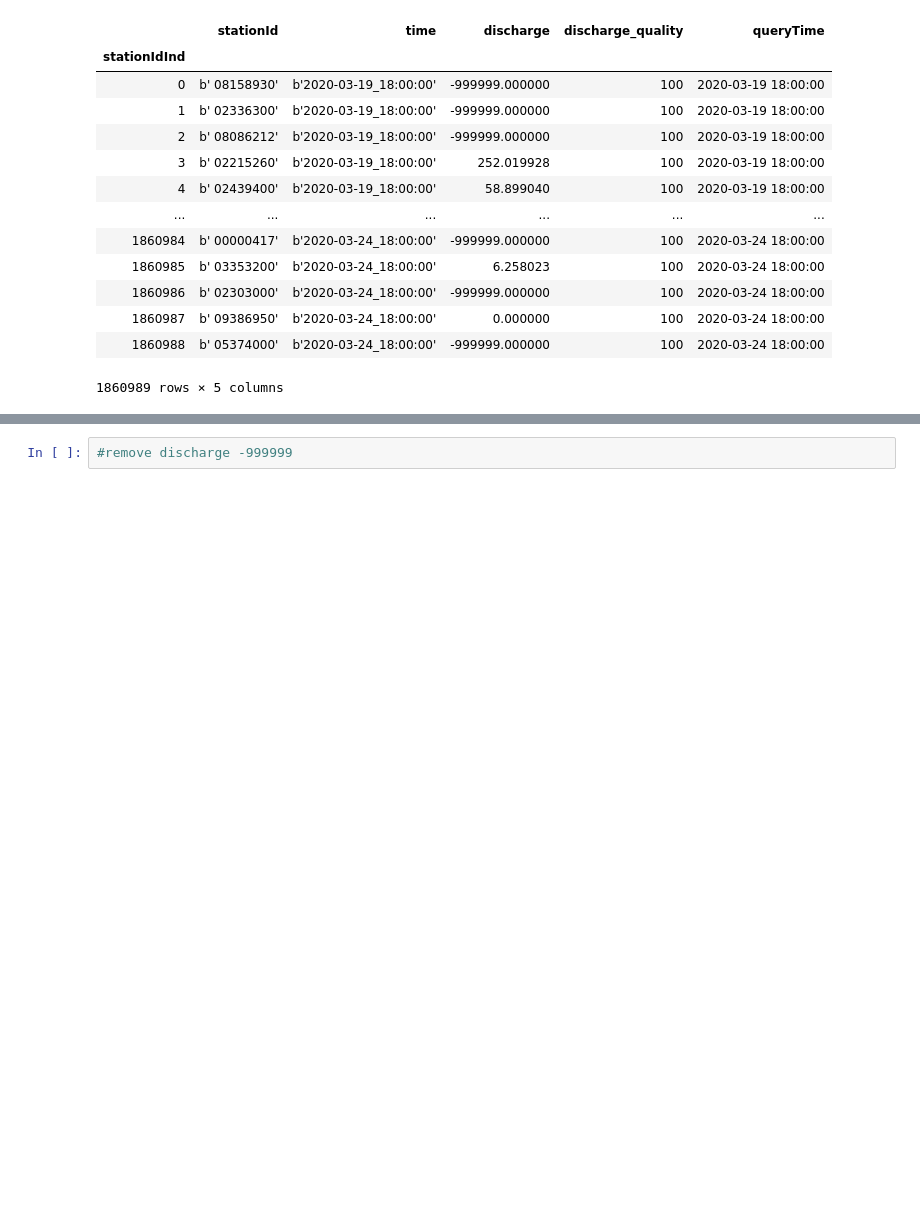
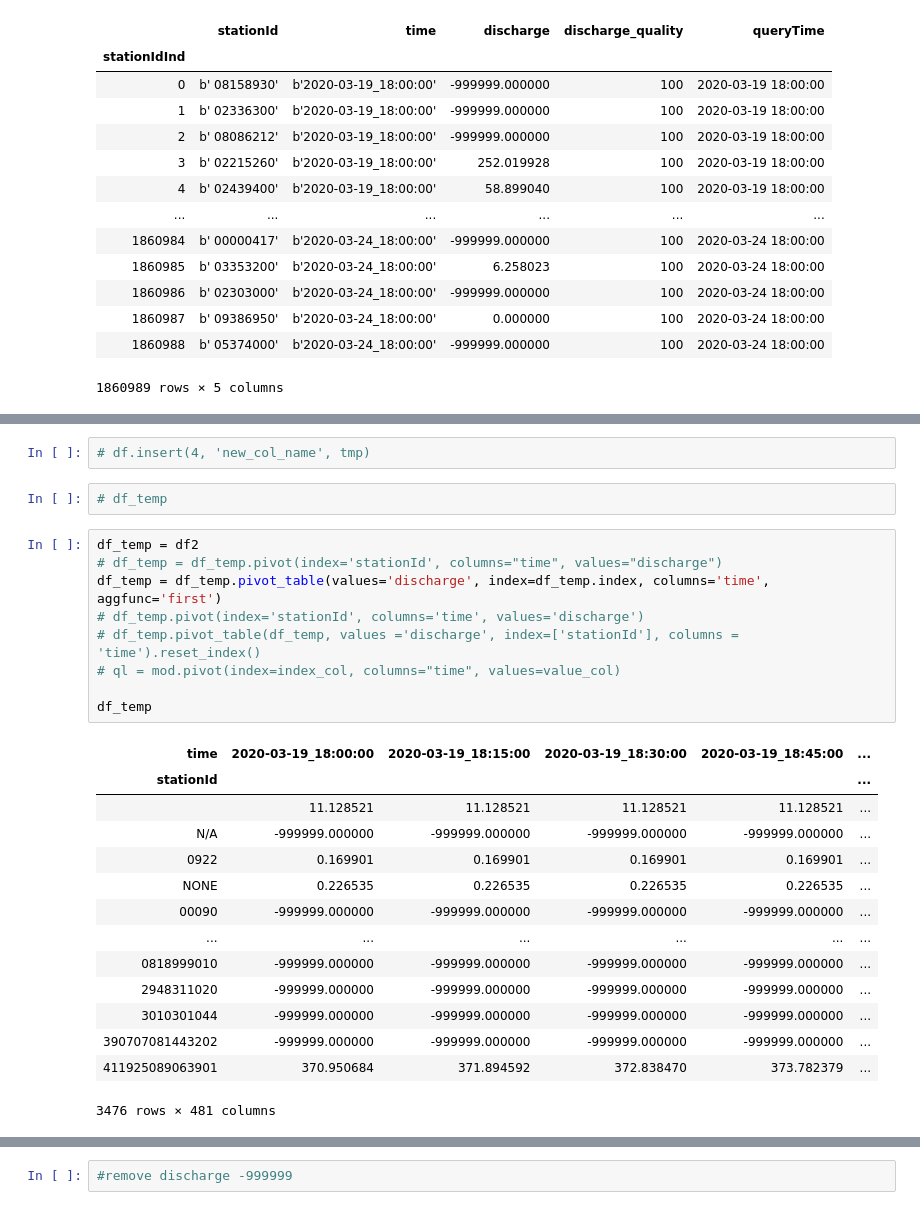
Before and after one commit to NOAA-OWP/t-route, a Jupyter notebook: src/python_routing_v02/usgs_test.ipynb, the cells around one changed output, grey strips where cells are left out. Cells and saved outputs as stored; diff of their text form; blank space fills up the shorter version.

```diff
--- a/src/python_routing_v02/usgs_test.ipynb
+++ b/src/python_routing_v02/usgs_test.ipynb
@@ -445,0 +454,28 @@ df2
+# %%
+# df.insert(4, 'new_col_name', tmp)
+# %%
+# df_temp
+# %%
+df_temp = df2
+# df_temp = df_temp.pivot(index='stationId', columns="time", values="discharge")
+df_temp = df_temp.pivot_table(values='discharge', index=df_temp.index, columns='time', aggfunc='first')
+# df_temp.pivot(index='stationId', columns='time', values='discharge')
+# df_temp.pivot_table(df_temp, values ='discharge', index=['stationId'], columns = 'time').reset_index()
+# ql = mod.pivot(index=index_col, columns="time", values=value_col)
+
+df_temp
+# %% [output]
+| time | 2020-03-19_18:00:00 | 2020-03-19_18:15:00 | 2020-03-19_18:30:00 | 2020-03-19_18:45:00 | ... |
+| stationId |  |  |  |  | ... |
+|  | 11.128521 | 11.128521 | 11.128521 | 11.128521 | ... |
+| N/A | -999999.000000 | -999999.000000 | -999999.000000 | -999999.000000 | ... |
+| 0922 | 0.169901 | 0.169901 | 0.169901 | 0.169901 | ... |
+| NONE | 0.226535 | 0.226535 | 0.226535 | 0.226535 | ... |
+| 00090 | -999999.000000 | -999999.000000 | -999999.000000 | -999999.000000 | ... |
+| ... | ... | ... | ... | ... | ... |
+| 0818999010 | -999999.000000 | -999999.000000 | -999999.000000 | -999999.000000 | ... |
+| 2948311020 | -999999.000000 | -999999.000000 | -999999.000000 | -999999.000000 | ... |
+| 3010301044 | -999999.000000 | -999999.000000 | -999999.000000 | -999999.000000 | ... |
+| 390707081443202 | -999999.000000 | -999999.000000 | -999999.000000 | -999999.000000 | ... |
+| 411925089063901 | 370.950684 | 371.894592 | 372.838470 | 373.782379 | ... |
+3476 rows × 481 columns
```
Also changed, not shown: parts of 16 cells of this notebook, 2 other files.
